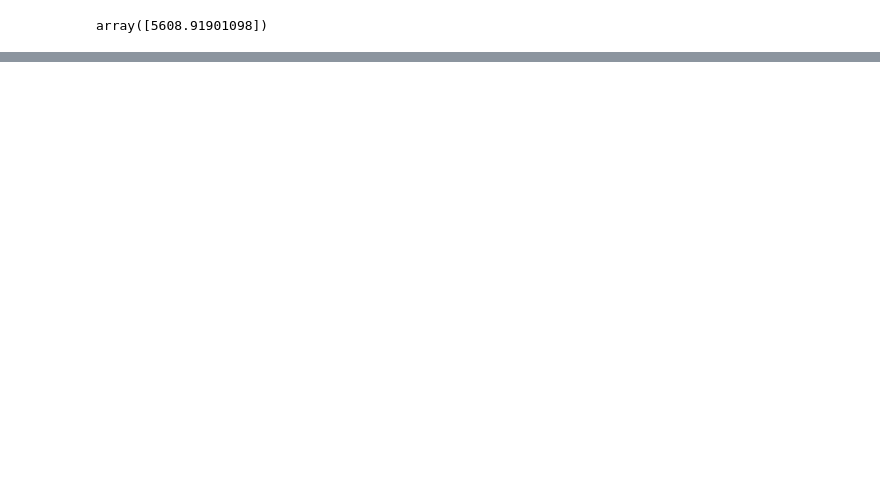
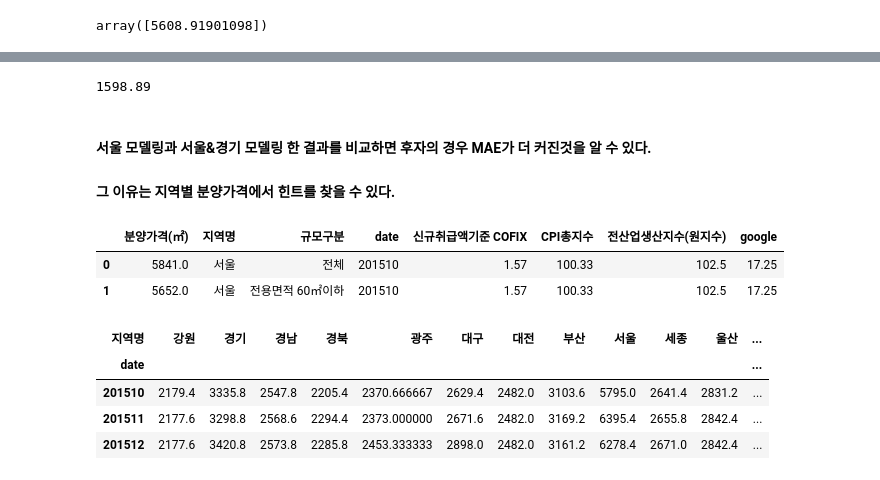
Before and after one commit to trhgu/EDA_project, a Jupyter notebook: Price_of_Apt.ipynb, the cells around one changed output, grey strips where cells are left out. Cells and saved outputs as stored; diff of their text form; code cells hidden in the pictures; blank space fills up the shorter version.

```diff
--- a/Price_of_Apt.ipynb
+++ b/Price_of_Apt.ipynb
@@ -481,0 +81,28 @@ Name: 분양가격(㎡), dtype: float64
+# %%
+# Mean Absolute Error(MAE)
+# 모델의 예측값과 실제값의 차이를 모두 더하여 n으로 나눈값
+from sklearn.metrics import mean_absolute_error
+mae = mean_absolute_error(test_y, pred_y)
+round(mae, 2)
+# %% [output]
+1598.89
+# %% [markdown]
+#### 서울 모델링과 서울&경기 모델링 한 결과를 비교하면 후자의 경우 MAE가 더 커진것을 알 수 있다.
+#### 그 이유는 지역별 분양가격에서 힌트를 찾을 수 있다.
+# %%
+master_table = pd.read_csv("result.csv")
+master_table.head(2)
+# %% [output]
+|  | 분양가격(㎡) | 지역명 | 규모구분 | date | 신규취급액기준 COFIX | CPI총지수 | 전산업생산지수(원지수) | google |
+| 0 | 5841.0 | 서울 | 전체 | 201510 | 1.57 | 100.33 | 102.5 | 17.25 |
+| 1 | 5652.0 | 서울 | 전용면적 60㎡이하 | 201510 | 1.57 | 100.33 | 102.5 | 17.25 |
+# %%
+result_pv=master_table.pivot_table("분양가격(㎡)",["date"],["지역명"], aggfunc=np.mean)
+result_pv.index=result_pv.index.astype("str")
+result_pv.head(3)
+# %% [output]
+| 지역명 | 강원 | 경기 | 경남 | 경북 | 광주 | 대구 | 대전 | 부산 | 서울 | 세종 | 울산 | ... |
+| date |  |  |  |  |  |  |  |  |  |  |  | ... |
+| 201510 | 2179.4 | 3335.8 | 2547.8 | 2205.4 | 2370.666667 | 2629.4 | 2482.0 | 3103.6 | 5795.0 | 2641.4 | 2831.2 | ... |
+| 201511 | 2177.6 | 3298.8 | 2568.6 | 2294.4 | 2373.000000 | 2671.6 | 2482.0 | 3169.2 | 6395.4 | 2655.8 | 2842.4 | ... |
+| 201512 | 2177.6 | 3420.8 | 2573.8 | 2285.8 | 2453.333333 | 2898.0 | 2482.0 | 3161.2 | 6278.4 | 2671.0 | 2842.4 | ... |
```
Also changed, not shown: parts of 62 cells of this notebook.
